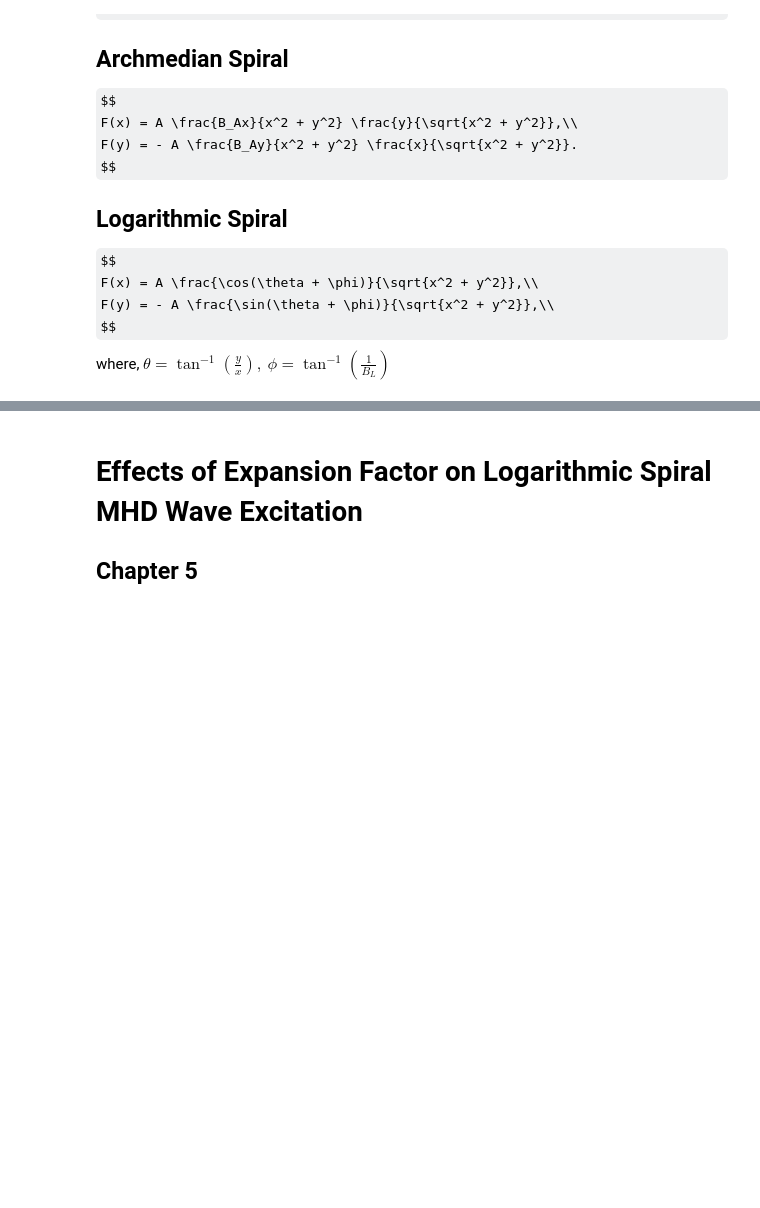
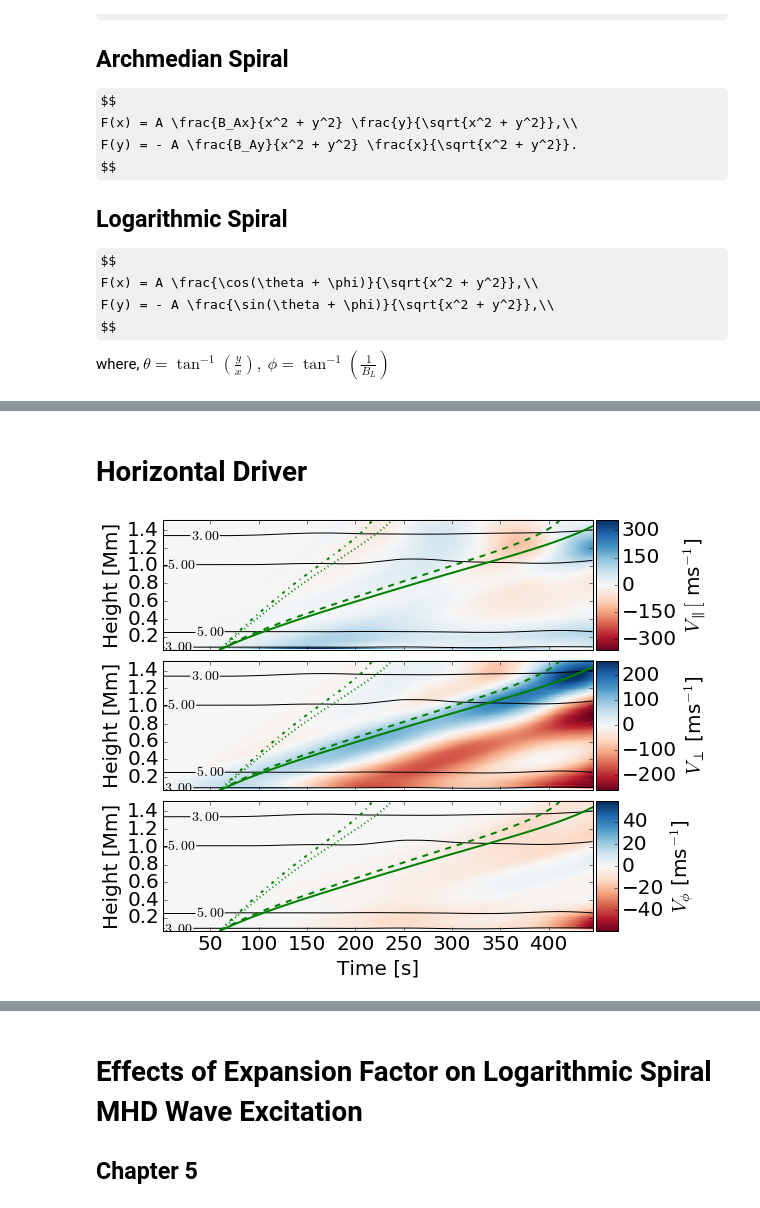
Before and after one commit to Cadair/VivaTalk, a Jupyter notebook: Viva.ipynb, the cells around one changed output, grey strips where cells are left out. Cells and saved outputs as stored; diff of their text form; code cells hidden in the pictures; some formulas as TeX source; blank space fills up the shorter version.

```diff
--- a/Viva.ipynb
+++ b/Viva.ipynb
@@ -750,0 +816,6 @@ plt.tight_layout()
+# %% [markdown]
+# Horizontal Driver
+# %%
+figures['horiz']
+# %% [output]
+[figure, added]
```
Also changed, not shown: parts of 17 cells of this notebook.
